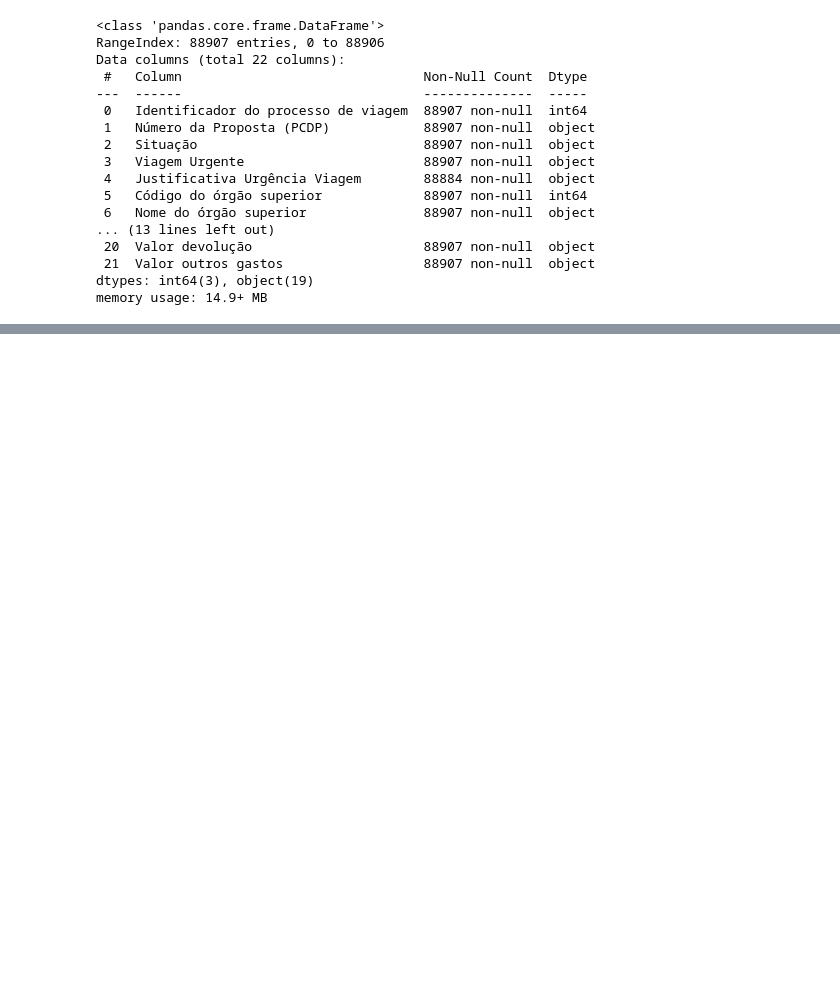
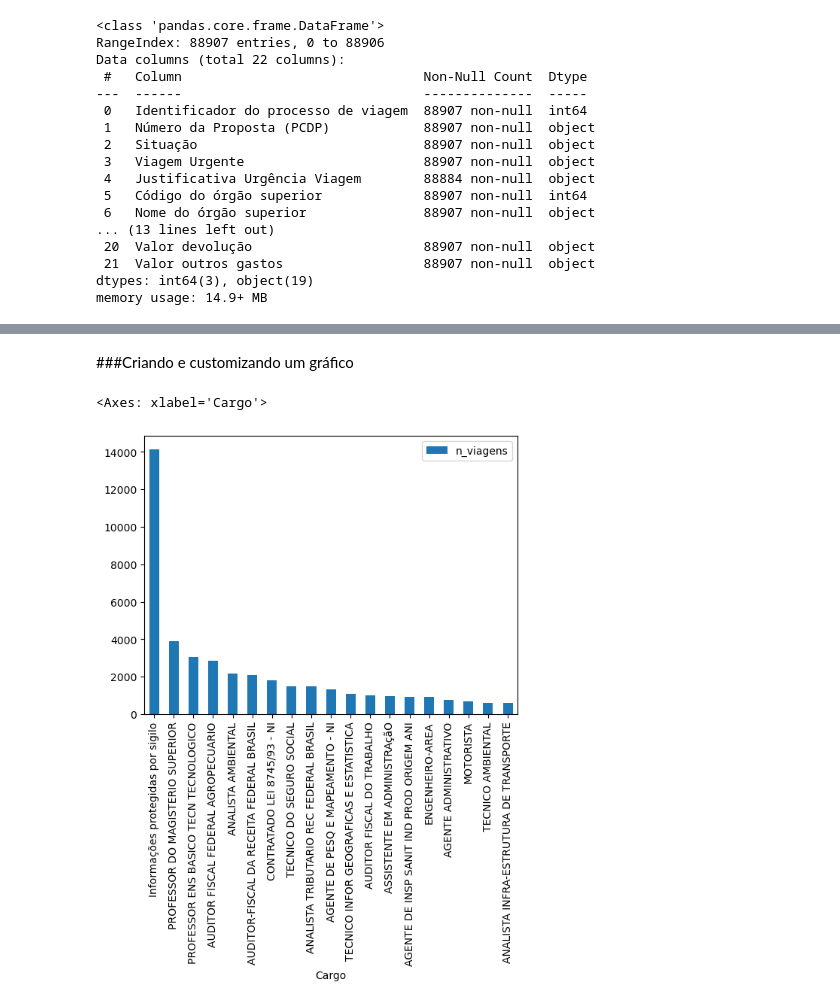
Before and after one commit to leandroclv/pandas_asimov, a Jupyter notebook: conhecendo_conjunto_dados.ipynb, the cells around one changed output, grey strips where cells are left out. Saved outputs shown, nothing was run; the diff lists cells and outputs as text; code cells hidden in the pictures; blank space fills up the shorter version.

```diff
--- a/conhecendo_conjunto_dados.ipynb
+++ b/conhecendo_conjunto_dados.ipynb
@@ -89,0 +576,7 @@ memory usage: 14.9+ MB
+# %%
+cargos_relevantes = df_cargos.loc[df_cargos['proportion'] > 0.01, 'Cargo']
+# %%
+filtro = df_viagem_consolidado['Cargo'].isin(cargos_relevantes)
+# %%
+df_final = df_viagem_consolidado[filtro]
+df_final
@@ -89,0 +601,9 @@ memory usage: 14.9+ MB
+# %% [markdown]
+###Criando e customizando um gráfico
+# %%
+df_final = df_final.sort_values(by='n_viagens', ascending=False)
+# %%
+df_final.plot(x ='Cargo', y='n_viagens', kind='bar')
+# %% [output]
+<Axes: xlabel='Cargo'>
+[figure, added]
```
Also changed, not shown: parts of 66 cells of this notebook, 2 other files.
